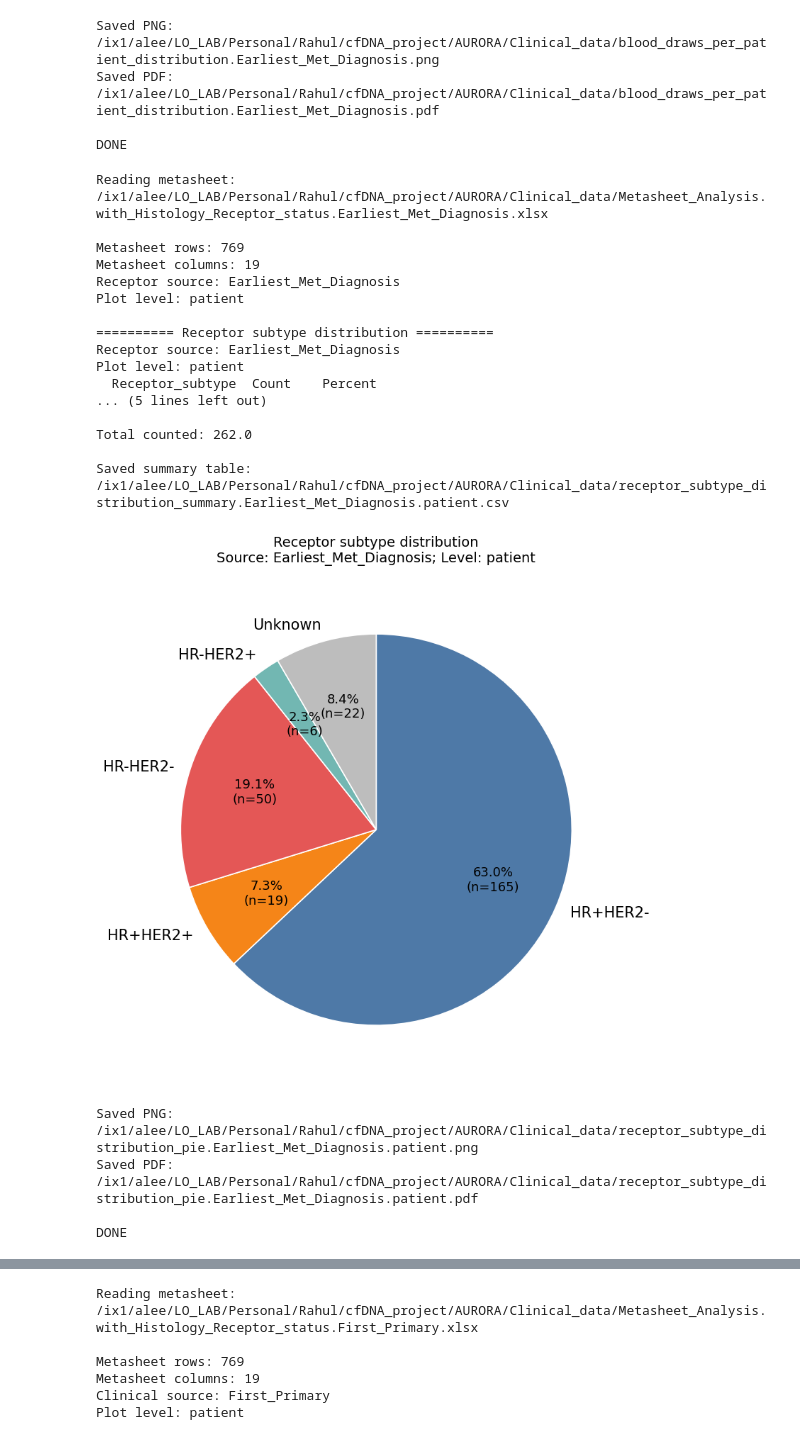
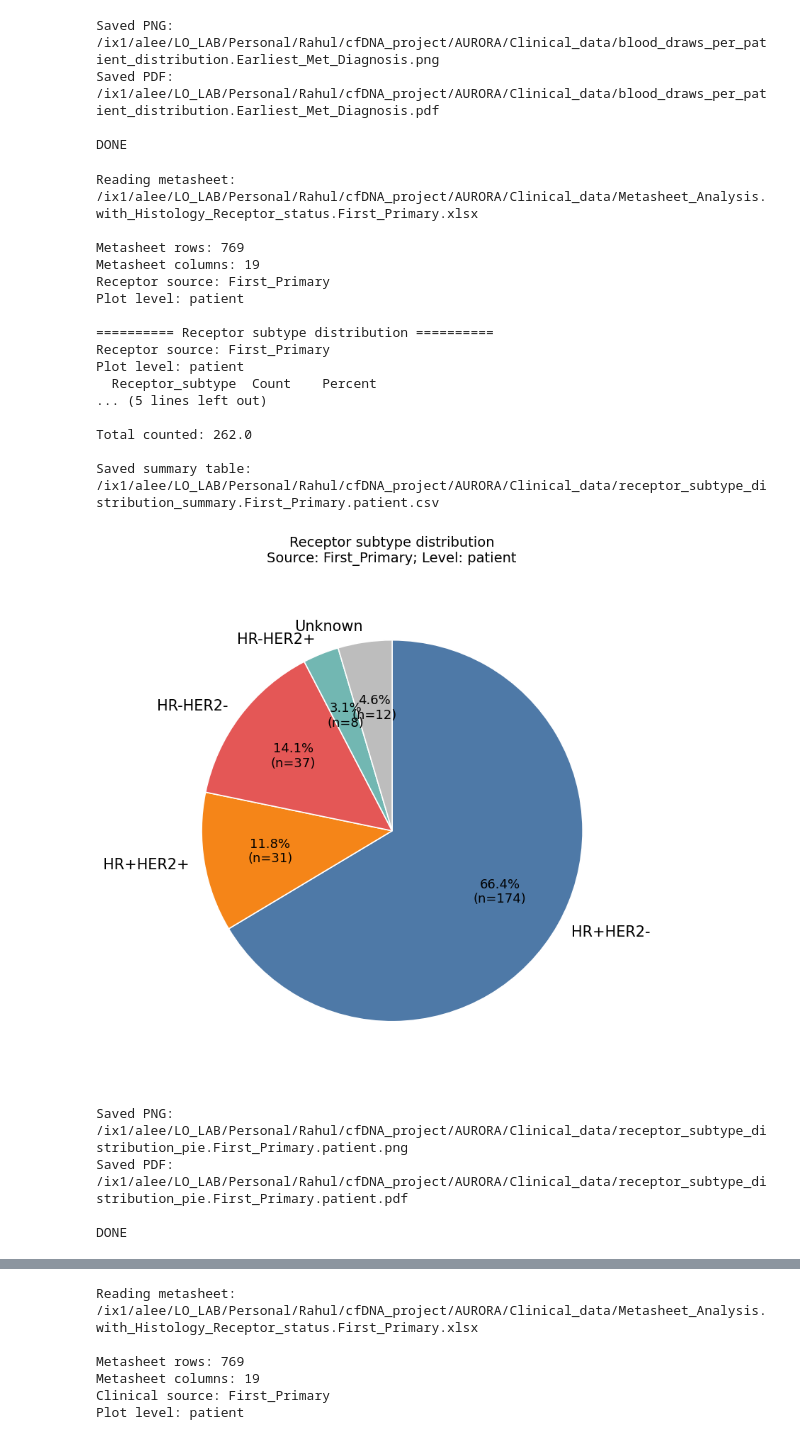
Before and after one commit to leeoesterreich/rak373, a Jupyter notebook: cfDNA_Project/AURORA/Clinical_data/Update_Metasheet_with_AUP_ClinicalData_20260609.ipynb, the cells around one changed output, grey strips where cells are left out. Drawn from its saved outputs; the diff is of its cells as text; code cells hidden in the pictures.

Commit message:
Update AURORA clinical and survival notebooks

```diff
--- a/cfDNA_Project/AURORA/Clinical_data/Update_Metasheet_with_AUP_ClinicalData_20260609.ipynb
+++ b/cfDNA_Project/AURORA/Clinical_data/Update_Metasheet_with_AUP_ClinicalData_20260609.ipynb
@@ -1192,8 +1192,8 @@ from pathlib import Path
 #   "Earliest_Met_Diagnosis"
 # ============================================================
 
-# RECEPTOR_SOURCE = "First_Primary"
-RECEPTOR_SOURCE = "Earliest_Met_Diagnosis"
+RECEPTOR_SOURCE = "First_Primary"
+# RECEPTOR_SOURCE = "Earliest_Met_Diagnosis"
 
 
 # ============================================================
@@ -1507,39 +1507,39 @@ png_file = out_dir / (
 )
 
 pdf_file = out_dir / (
     f"receptor_subtype_distribution_pie."
     f"{RECEPTOR_SOURCE}.{PLOT_LEVEL}.pdf"
 )
 
 plt.savefig(png_file, dpi=300, bbox_inches="tight", facecolor="white")
 plt.savefig(pdf_file, bbox_inches="tight", facecolor="white")
 
 plt.show()
 
 print(f"\nSaved PNG: {png_file}")
 print(f"Saved PDF: {pdf_file}")
 
 print("\nDONE")
 # %% [output]
 Reading metasheet:
-/ix1/alee/LO_LAB/Personal/Rahul/cfDNA_project/AURORA/Clinical_data/Metasheet_Analysis.with_Histology_Receptor_status.Earliest_Met_Diagnosis.xlsx
+/ix1/alee/LO_LAB/Personal/Rahul/cfDNA_project/AURORA/Clinical_data/Metasheet_Analysis.with_Histology_Receptor_status.First_Primary.xlsx
 
 Metasheet rows: 769
 Metasheet columns: 19
-Receptor source: Earliest_Met_Diagnosis
+Receptor source: First_Primary
 Plot level: patient
 
 ========== Receptor subtype distribution ==========
-Receptor source: Earliest_Met_Diagnosis
+Receptor source: First_Primary
 Plot level: patient
   Receptor_subtype  Count    Percent
 ... (5 lines left out)
 
 Total counted: 262.0
 
-Saved summary table: /ix1/alee/LO_LAB/Personal/Rahul/cfDNA_project/AURORA/Clinical_data/receptor_subtype_distribution_summary.Earliest_Met_Diagnosis.patient.csv
+Saved summary table: /ix1/alee/LO_LAB/Personal/Rahul/cfDNA_project/AURORA/Clinical_data/receptor_subtype_distribution_summary.First_Primary.patient.csv
-[figure, old version]
+[figure, new version]
-Saved PNG: /ix1/alee/LO_LAB/Personal/Rahul/cfDNA_project/AURORA/Clinical_data/receptor_subtype_distribution_pie.Earliest_Met_Diagnosis.patient.png
-Saved PDF: /ix1/alee/LO_LAB/Personal/Rahul/cfDNA_project/AURORA/Clinical_data/receptor_subtype_distribution_pie.Earliest_Met_Diagnosis.patient.pdf
+Saved PNG: /ix1/alee/LO_LAB/Personal/Rahul/cfDNA_project/AURORA/Clinical_data/receptor_subtype_distribution_pie.First_Primary.patient.png
+Saved PDF: /ix1/alee/LO_LAB/Personal/Rahul/cfDNA_project/AURORA/Clinical_data/receptor_subtype_distribution_pie.First_Primary.patient.pdf
 
 DONE
```
Also changed, not shown: parts of 1 cell of this notebook, 4 other files.
